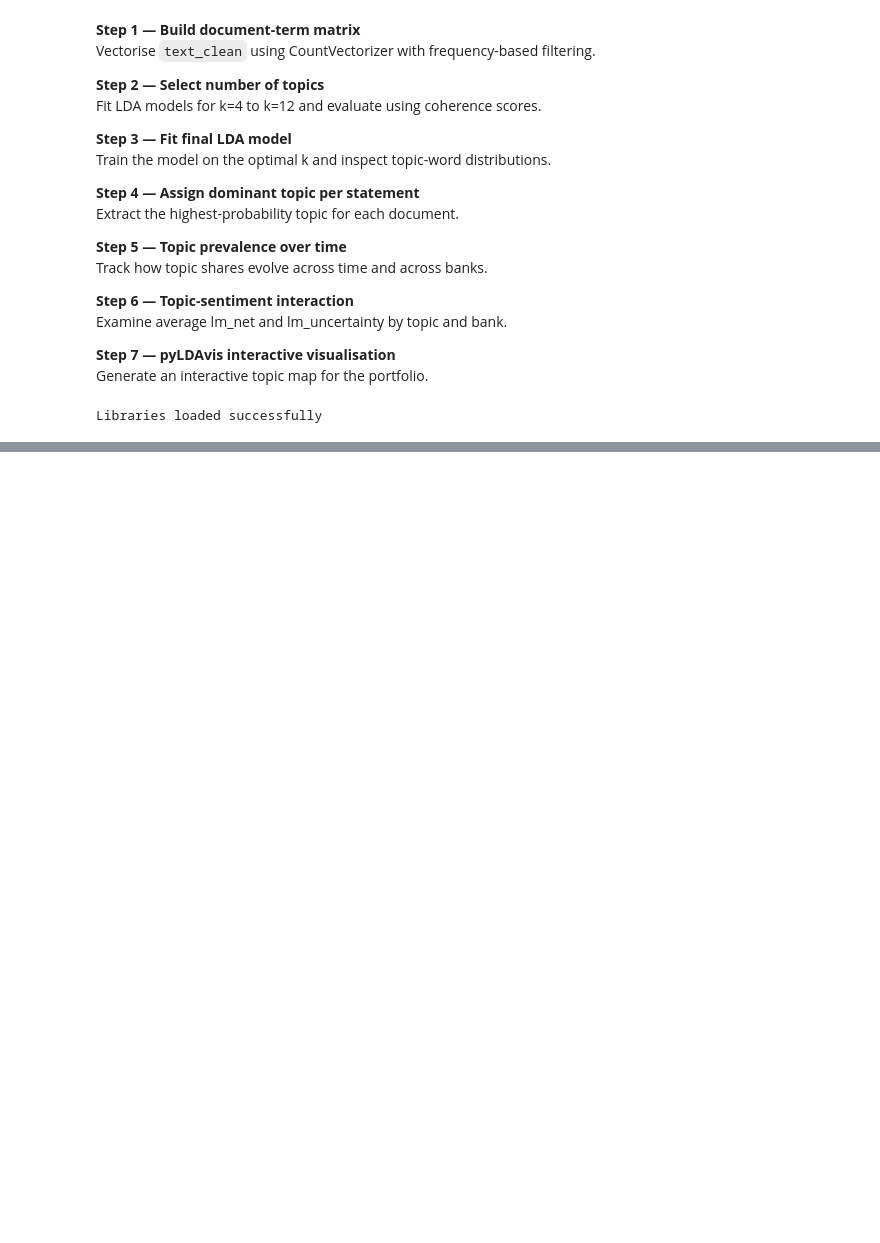
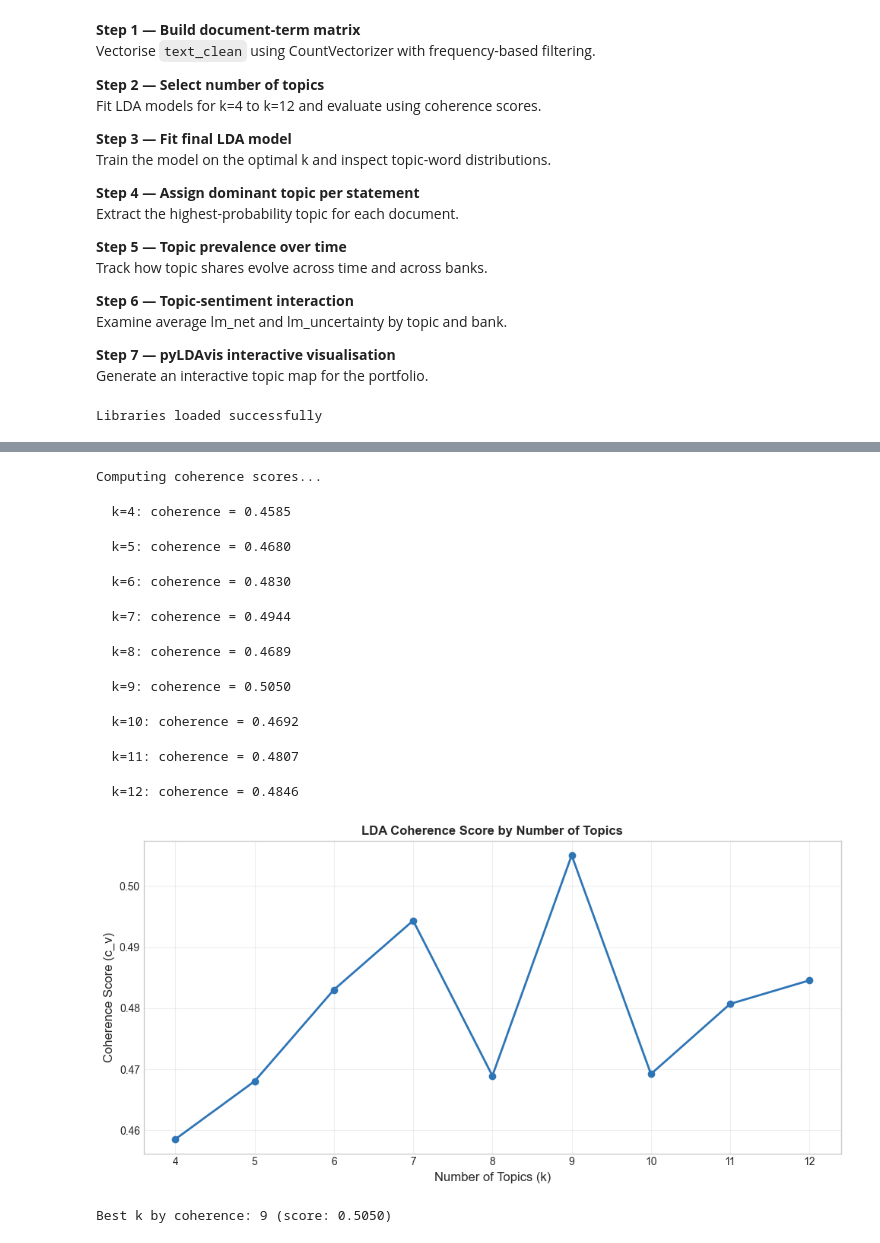
Before and after one commit to Aadhi0105/BRICS-Trade-Labour-Portfolio, a Jupyter notebook: 05_monetary_policy_sentiment/notebook_3_lda.ipynb, the cells around one changed output, grey strips where cells are left out. Cells and saved outputs as stored; diff of their text form; code cells hidden in the pictures; blank space fills up the shorter version.

Commit message:
Update Notebook 3: complete LDA topic modelling pipeline

```diff
--- a/05_monetary_policy_sentiment/notebook_3_lda.ipynb
+++ b/05_monetary_policy_sentiment/notebook_3_lda.ipynb
@@ -85,0 +93,10 @@ Libraries loaded successfully
+# %%
+DATA_IN = Path("data/brics_mpc_sentiment.csv")
+df = pd.read_csv(DATA_IN, parse_dates=['date'])
+
+print(f"Shape: {df.shape}")
+print(f"\nRow counts by bank:")
+print(df['central_bank'].value_counts())
+print(f"\nDate range: {df['date'].min()} to {df['date'].max()}")
+print(f"\nSample text_clean (RBI):")
+print(df[df['central_bank'] == 'RBI']['text_clean'].iloc[0][:300])
@@ -85,0 +190,51 @@ Libraries loaded successfully
+# %%
+coherence_scores = []
+k_range = range(4, 13)
+
+print("Computing coherence scores...")
+for k in k_range:
+    lda = LdaModel(
+        corpus=corpus,
+        id2word=dictionary,
+        num_topics=k,
+        random_state=42,
+        passes=10,
+        alpha='auto',
+        eta='auto'
+    )
+    coherence = CoherenceModel(
+        model=lda, texts=texts,
+        dictionary=dictionary,
+        coherence='c_v'
+    )
+    score = coherence.get_coherence()
+    coherence_scores.append(score)
+    print(f"  k={k}: coherence = {score:.4f}")
+
+# Plot
+plt.figure(figsize=(10, 5))
+plt.plot(list(k_range), coherence_scores, marker='o', linewidth=2, color='#2E75B6')
+plt.xlabel('Number of Topics (k)', fontsize=12)
+plt.ylabel('Coherence Score (c_v)', fontsize=12)
+plt.title('LDA Coherence Score by Number of Topics', fontweight='bold')
+plt.xticks(list(k_range))
+plt.grid(True, alpha=0.3)
+plt.tight_layout()
+plt.savefig('data/coherence_scores.png', dpi=150, bbox_inches='tight')
+plt.show()
+
+best_k = list(k_range)[coherence_scores.index(max(coherence_scores))]
+print(f"\nBest k by coherence: {best_k} (score: {max(coherence_scores):.4f})")
+# %% [output]
+Computing coherence scores...
+  k=4: coherence = 0.4585
+  k=5: coherence = 0.4680
+  k=6: coherence = 0.4830
+  k=7: coherence = 0.4944
+  k=8: coherence = 0.4689
+  k=9: coherence = 0.5050
+  k=10: coherence = 0.4692
+  k=11: coherence = 0.4807
+  k=12: coherence = 0.4846
+[figure, added]
+Best k by coherence: 9 (score: 0.5050)
```
Also changed, not shown: parts of 26 cells of this notebook.
